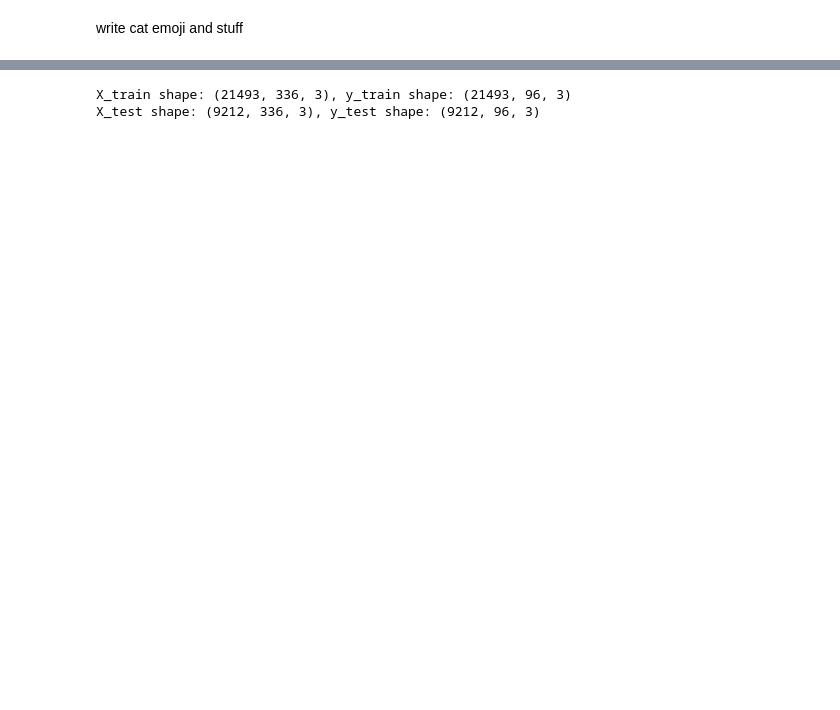
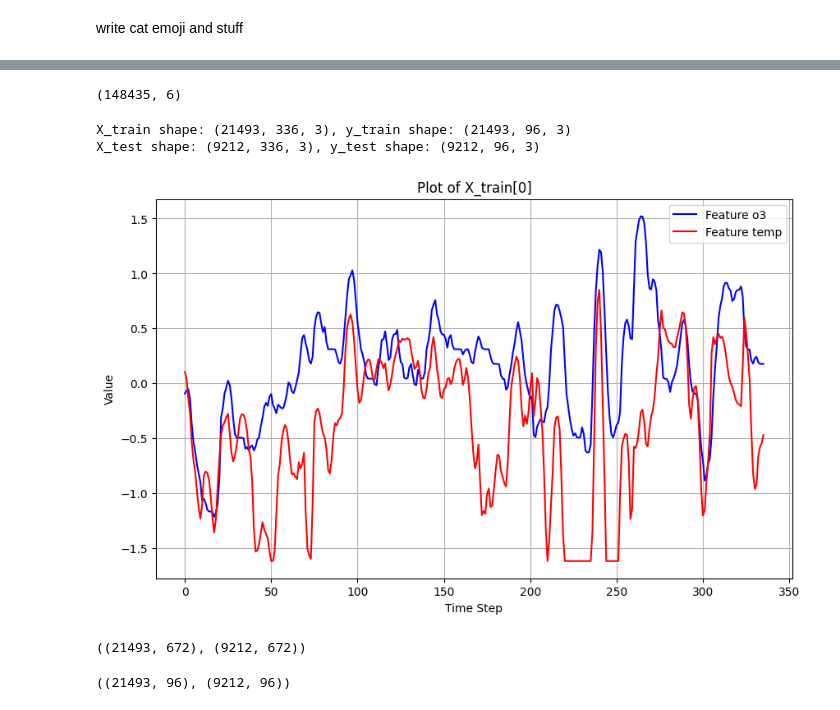
Before and after one commit to engelsm/mless_fork, a Jupyter notebook: homework2/Task_2_MLP.ipynb, the cells around one changed output, grey strips where cells are left out. Saved outputs shown, nothing was run; the diff lists cells and outputs as text; code cells hidden in the pictures; blank space fills up the shorter version.

```diff
--- a/homework2/Task_2_MLP.ipynb
+++ b/homework2/Task_2_MLP.ipynb
@@ -8,7 +13,7 @@ import numpy as np
 import os
 
 variable_column = ["temp","o3"]
-TIMESERIES_DATA_DIR = "/content/"
+TIMESERIES_DATA_DIR = "/content/drive/MyDrive/mless/"
 dataframe = pd.read_csv(os.path.join(TIMESERIES_DATA_DIR, "normalized_data.csv"))
 dataframe.head()
 # %% [output]
@@ -18,3 +23,6 @@ dataframe.head()
 | 2 | 6.093923 | 50.754704 | DENW094 | 1997-01-01 02:00:00+00:00 | -1.686509 | -2.140763 | -0.758096 | -3.646857 | -337.675195 |
 | 3 | 6.093923 | 50.754704 | DENW094 | 1997-01-01 03:00:00+00:00 | -1.686509 | -2.140763 | -0.758096 | -3.740934 | -337.675195 |
 | 4 | 6.093923 | 50.754704 | DENW094 | 1997-01-01 04:00:00+00:00 | -1.686509 | -2.140763 | -0.758096 | -3.767813 | -337.675195 |
+# %%
+dataframe = dataframe.drop(columns=["no2","no","press"])
+dataframe.head()
@@ -43,7 +58,10 @@ def clean_duplicate_timestamps(data, variable_columns):
 
     return data_clean
 
-data_clean = clean_duplicate_timestamps(dataframe, variable_columns=["temp","o3"])
+data_clean = clean_duplicate_timestamps(dataframe, variable_columns=["o3","temp"])
+data_clean.shape
+# %% [output]
+(148435, 6)
 # %%
 # Function to create continous time-series data with past 24 hours as input and next 6 hours as output
 def create_sequences(data, variable_column, n_past=336, n_future=96):
@@ -134,0 +140,42 @@ y_test_ozone = y_test[:, :, 0]
+# %%
+import matplotlib.pyplot as plt
+import numpy as np
+
+# Extract the first sample: X_train[0] has shape (336, 3)
+sample = X_train[0]  # Shape: (336, 3)
+
+# Extract the middle (index 1) and last (index 2) values of the 3rd dimension
+feature_1 = sample[:, 1]  # Middle value
+feature_2 = sample[:, 2]  # Last value
+
+plt.figure(figsize=(10, 6))
+plt.plot(feature_1, label='Feature o3', color='blue')
+plt.plot(feature_2, label='Feature temp', color='red')
+plt.xlabel('Time Step')
+plt.ylabel('Value')
+plt.title('Plot of X_train[0]')
+plt.legend()
+plt.grid(True)
+plt.show()
+# %% [output]
+[figure, added]
+# %%
+# Extract O3 and temperature from X_train and X_test (ignore station ID)
+X_train_o3_temp = X_train[:, :, 1:]  # Shape: (21493, 336, 2)
+X_test_o3_temp = X_test[:, :, 1:]   # Shape: (9212, 336, 2)
+
+# Reshape X to 2D: (samples, time_steps * features)
+X_train_flat = X_train_o3_temp.reshape(X_train_o3_temp.shape[0], -1)  # Shape: (21493, 336*2 = 672)
+X_test_flat = X_test_o3_temp.reshape(X_test_o3_temp.shape[0], -1)    # Shape: (9212, 672)
+
+X_train_flat.shape, X_test_flat.shape
+# %% [output]
+((21493, 672), (9212, 672))
+# %%
+# Extract O3 from y_train and y_test (target variable)
+y_train_o3 = y_train[:, :, 1]  # Shape: (21493, 96)
+y_test_o3 = y_test[:, :, 1]    # Shape: (9212, 96)
+
+y_train_o3.shape, y_test_o3.shape
+# %% [output]
+((21493, 96), (9212, 96))
```
Also changed, not shown: parts of 22 cells of this notebook.
